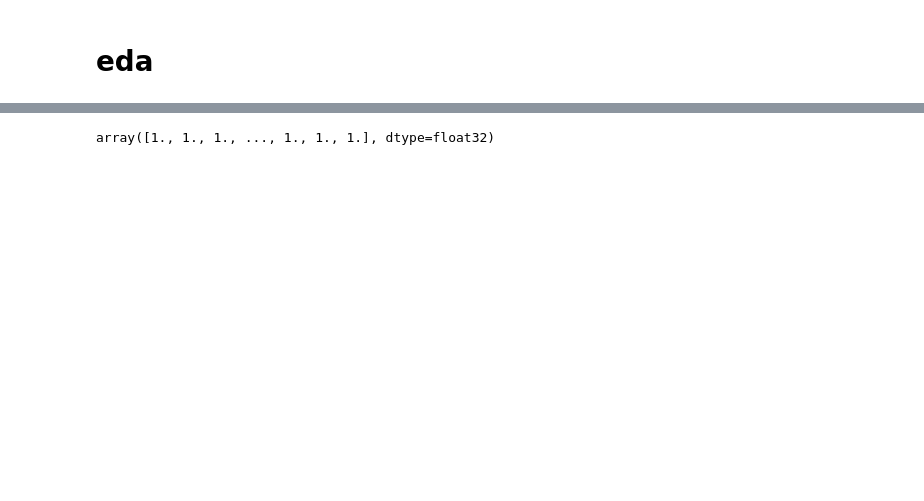
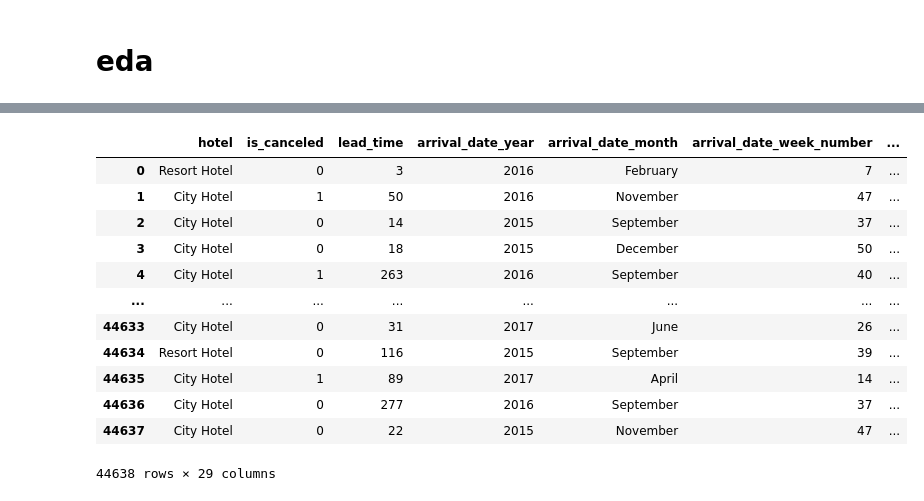
Before and after one commit to mmmhdp/nn_labs, a Jupyter notebook: lab_1.ipynb, the cells around one changed output, grey strips where cells are left out. Drawn from its saved outputs; the diff is of its cells as text; code cells hidden in the pictures; blank space fills up the shorter version.

```diff
--- a/lab_1.ipynb
+++ b/lab_1.ipynb
@@ -563,13 +27,0 @@ pd.DataFrame(pr).value_counts(), pr.shape
-# %%
-test_dataset = TestDataCont(
-    extract_and_preprocess_hotel_data("/content/hotel-booking-demand-3/test_final.csv",
-                                      HotelDataTransform, is_test=True)
-    )
-test_X = test_dataset.X.to(clf.device)
-pred = clf.predict(test_X)
-
-pred
-pr = np.array(pred.detach().cpu().flatten())
-pr
-# %% [output]
-array([1., 1., 1., ..., 1., 1., 1.], dtype=float32)
@@ -586,0 +31,16 @@ array([1., 1., 1., ..., 1., 1., 1.], dtype=float32)
+# %%
+train_dt
+# %% [output]
+|  | hotel | is_canceled | lead_time | arrival_date_year | arrival_date_month | arrival_date_week_number | ... |
+| 0 | Resort Hotel | 0 | 3 | 2016 | February | 7 | ... |
+| 1 | City Hotel | 1 | 50 | 2016 | November | 47 | ... |
+| 2 | City Hotel | 0 | 14 | 2015 | September | 37 | ... |
+| 3 | City Hotel | 0 | 18 | 2015 | December | 50 | ... |
+| 4 | City Hotel | 1 | 263 | 2016 | September | 40 | ... |
+| ... | ... | ... | ... | ... | ... | ... | ... |
+| 44633 | City Hotel | 0 | 31 | 2017 | June | 26 | ... |
+| 44634 | Resort Hotel | 0 | 116 | 2015 | September | 39 | ... |
+| 44635 | City Hotel | 1 | 89 | 2017 | April | 14 | ... |
+| 44636 | City Hotel | 0 | 277 | 2016 | September | 37 | ... |
+| 44637 | City Hotel | 0 | 22 | 2015 | November | 47 | ... |
+44638 rows × 29 columns
```
Also changed, not shown: parts of 51 cells of this notebook.
